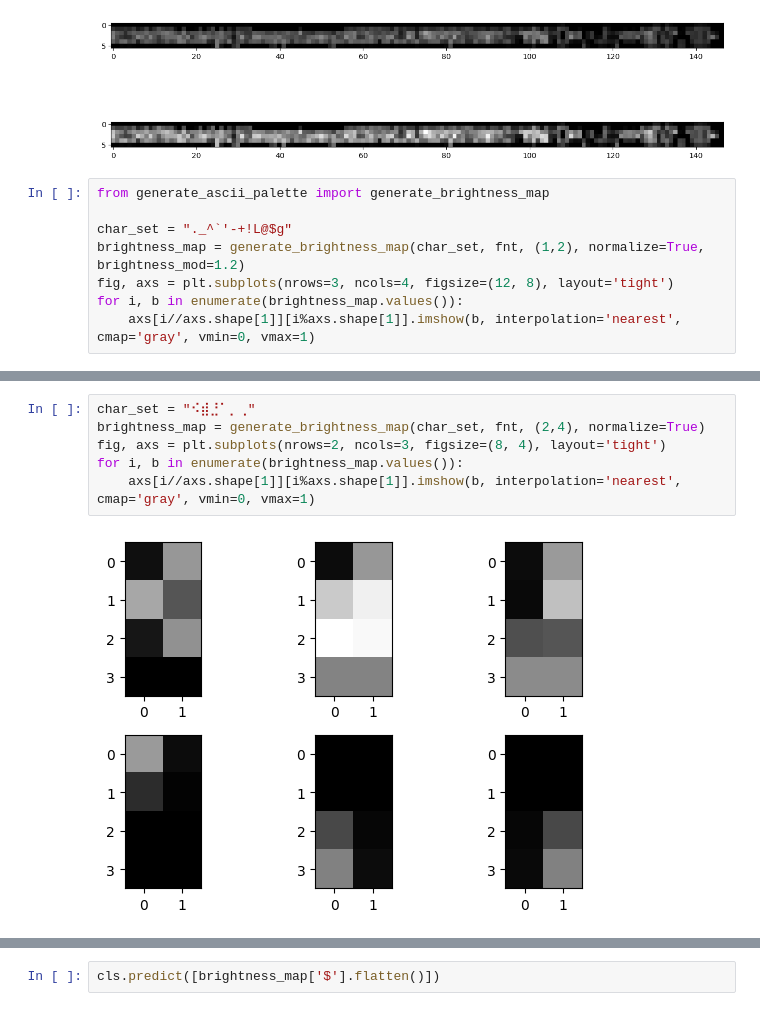
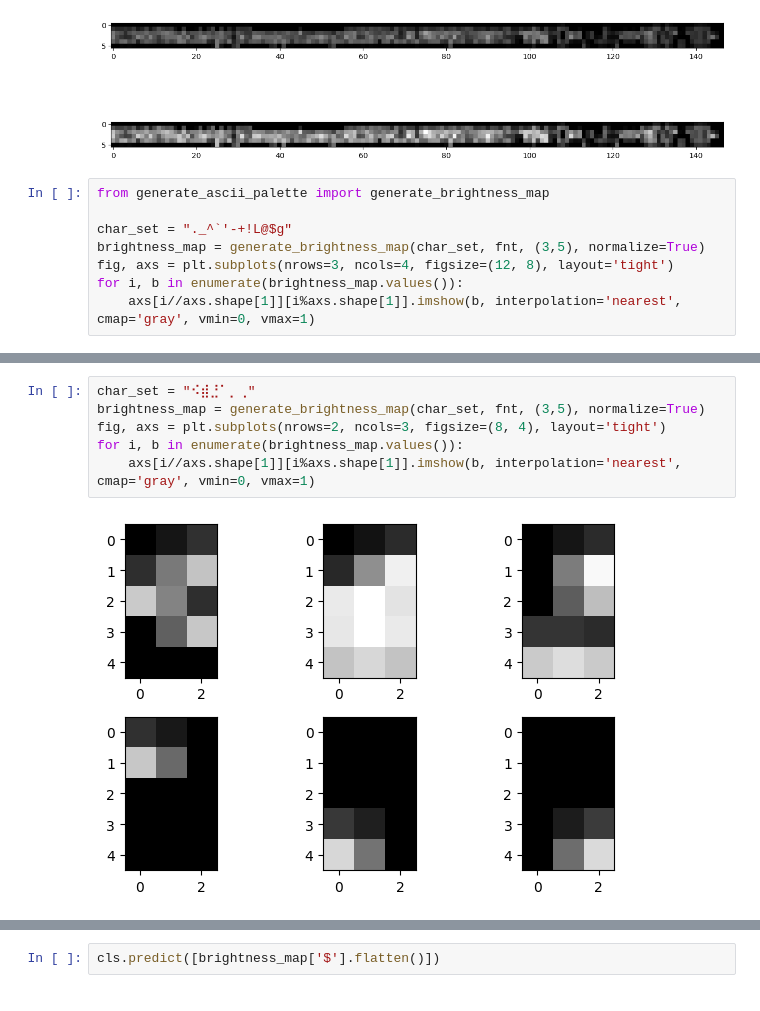
Before and after one commit to wojciechsadlik/python-char-art, a Jupyter notebook: font_test.ipynb, the cells around one changed output, grey strips where cells are left out. Cells and saved outputs as stored; diff of their text form.

```diff
--- a/font_test.ipynb
+++ b/font_test.ipynb
@@ -101,7 +101,7 @@ axs[1].imshow(ImageOps.autocontrast(resized_img), interpolation='nearest', cmap=
 from generate_ascii_palette import generate_brightness_map
 
 char_set = "._^`'-+!L@$g"
-brightness_map = generate_brightness_map(char_set, fnt, (1,2), normalize=True, brightness_mod=1.2)
+brightness_map = generate_brightness_map(char_set, fnt, (3,5), normalize=True)
 fig, axs = plt.subplots(nrows=3, ncols=4, figsize=(12, 8), layout='tight')
 for i, b in enumerate(brightness_map.values()):
     axs[i//axs.shape[1]][i%axs.shape[1]].imshow(b, interpolation='nearest', cmap='gray', vmin=0, vmax=1)
@@ -110,10 +110,10 @@ for i, b in enumerate(brightness_map.values()):
 # %%
 char_set = "⠪⣾⣘⠁⡀⢀"
-brightness_map = generate_brightness_map(char_set, fnt, (2,4), normalize=True)
+brightness_map = generate_brightness_map(char_set, fnt, (3,5), normalize=True)
 fig, axs = plt.subplots(nrows=2, ncols=3, figsize=(8, 4), layout='tight')
 for i, b in enumerate(brightness_map.values()):
     axs[i//axs.shape[1]][i%axs.shape[1]].imshow(b, interpolation='nearest', cmap='gray', vmin=0, vmax=1)
 # %% [output]
-[figure, old version]
+[figure, new version]
 # %%
 from generate_ascii_palette import generate_non_mono_brightness_map
```
Also changed, not shown: parts of 7 cells of this notebook, 4 other files.
